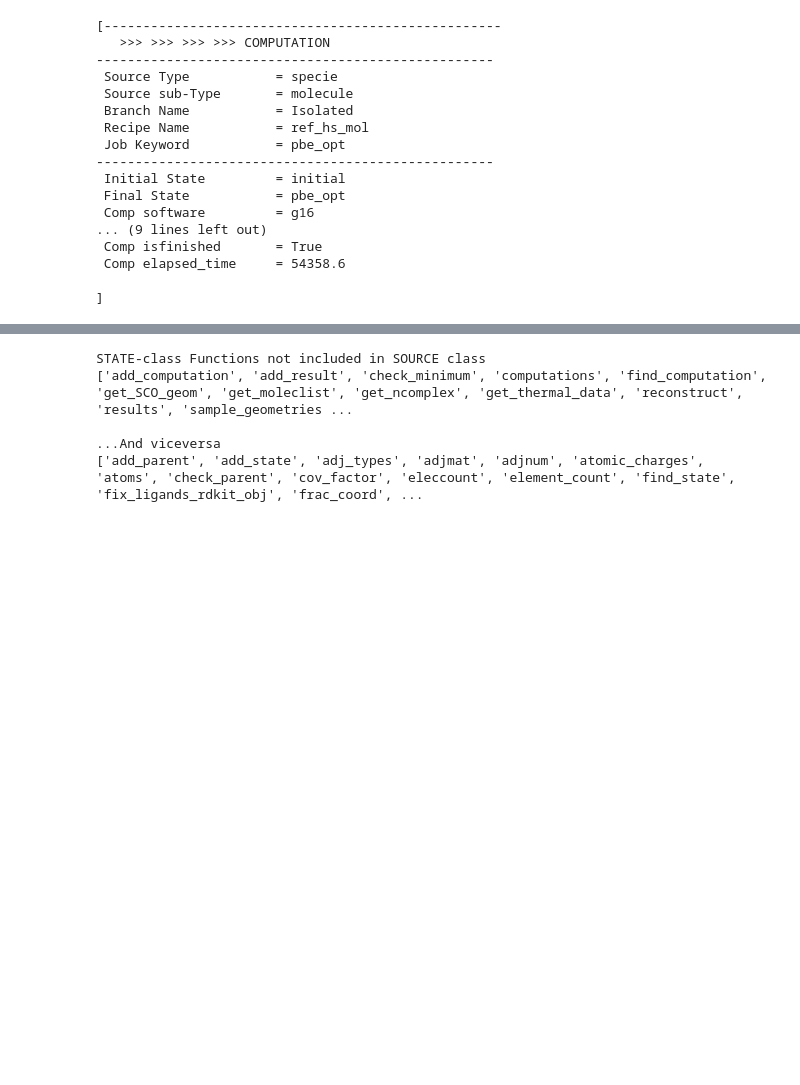
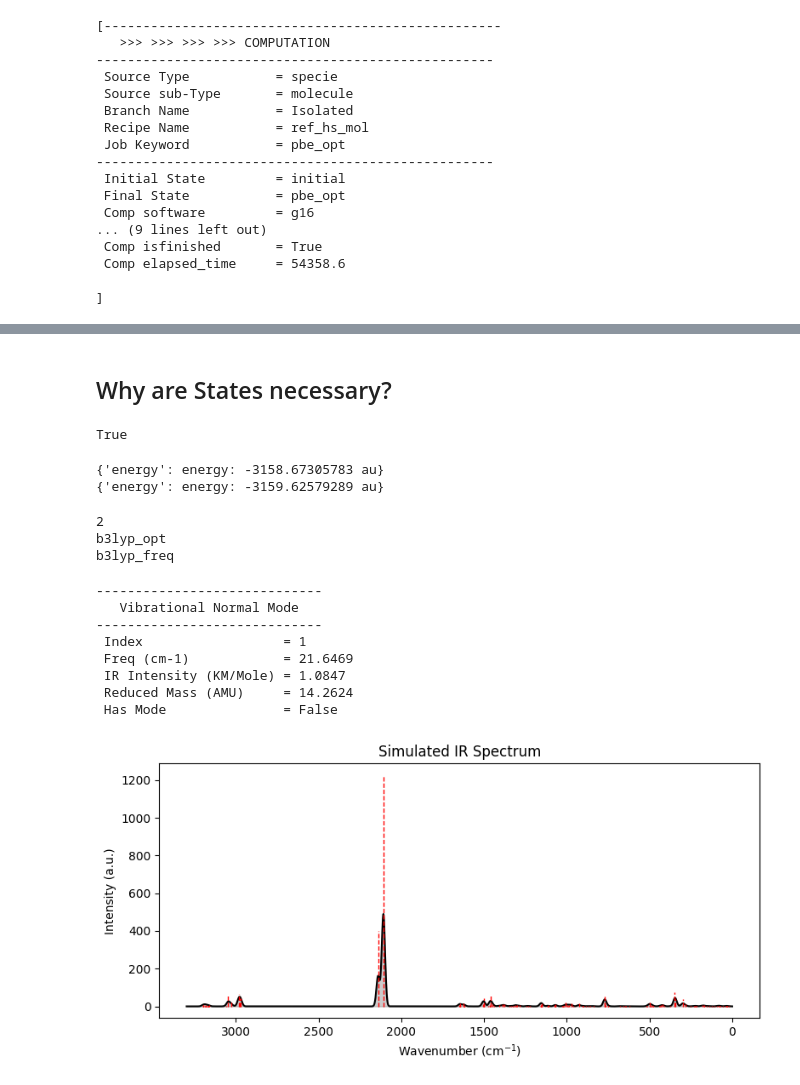
Before and after one commit to QTC-IQAC/Scope, a Jupyter notebook: tutorials/2-State_Class.ipynb, the cells around one changed output, grey strips where cells are left out. Saved outputs shown, nothing was run; the diff lists cells and outputs as text; code cells hidden in the pictures; blank space fills up the shorter version.

```diff
--- a/tutorials/2-State_Class.ipynb
+++ b/tutorials/2-State_Class.ipynb
@@ -202,13 +177,0 @@ for g in geoms:
-# %%
-## However, the functions associated with each class, are notably different.
-print("STATE-class Functions not included in SOURCE class")
-print([it for it in dir(initial_state) if it not in dir(source) and it[0] != '_'])
-print("")
-print("...And viceversa")
-print([it for it in dir(source) if it not in dir(initial_state) and it[0] != '_'])
-# %% [output]
-STATE-class Functions not included in SOURCE class
-['add_computation', 'add_result', 'check_minimum', 'computations', 'find_computation', 'get_SCO_geom', 'get_moleclist', 'get_ncomplex', 'get_thermal_data', 'reconstruct', 'results', 'sample_geometries ...
-
-...And viceversa
-['add_parent', 'add_state', 'adj_types', 'adjmat', 'adjnum', 'atomic_charges', 'atoms', 'check_parent', 'cov_factor', 'eleccount', 'element_count', 'find_state', 'fix_ligands_rdkit_obj', 'frac_coord', ...
@@ -214,0 +185,2 @@ STATE-class Functions not included in SOURCE class
+# %% [markdown]
+## Why are States necessary?
@@ -214,0 +189,52 @@ STATE-class Functions not included in SOURCE class
+# %%
+# (1) When a computation finishes, the final information may be different than the that of the source.
+# For instance, a geometry optimization might break a bond, so the initial molecule is no longer the same.
+
+# Thus, if the user wants to get the molecules out of a STATEs coordinates, they need to be re-computed:
+new_molec      = final_state.get_moleclist()[0]
+# Then, the user can operate with the molecule-class functions regularly
+
+## In most cases, they will be the same as the source
+original_molec = source
+## Species can be compared based on some compositional criteria (see specie class, function __eq__())
+print(original_molec == new_molec)
+# %% [output]
+True
+# %%
+# (2) Because it enables the user to store multiple results of the molecule (e.g. the energy, coordinates) of...
+# ... for instance, optimization jobs with different DFT functionals:
+found, b3lyp_state = source.find_state("b3lyp_opt")
+
+print(final_state.results) # final_state is the result of a pbe optimization
+print(b3lyp_state.results)
+# %% [output]
+{'energy': energy: -3158.67305783 au}
+{'energy': energy: -3159.62579289 au}
+# %%
+# The b3lyp state is completed after two computations...
+print(len(b3lyp_state.computations))
+
+# Associated with two different jobs, with keywords:
+for comp in b3lyp_state.computations:
+    print(comp._job.keyword)
+# %% [output]
+2
+b3lyp_opt
+b3lyp_freq
+# %%
+# The second one computes the vibrational normal modes, and stores them:
+print(b3lyp_state.VNMs[0])
+
+# And this is the resulting IR spectrum
+from Scope.Classes_QC import plot_ir_spectrum
+x, spec = plot_ir_spectrum(b3lyp_state.VNMs)
+# %% [output]
+-----------------------------
+   Vibrational Normal Mode
+-----------------------------
+ Index                  = 1
+ Freq (cm-1)            = 21.6469
+ IR Intensity (KM/Mole) = 1.0847
+ Reduced Mass (AMU)     = 14.2624
+ Has Mode               = False
+[figure, added]
```
Also changed, not shown: parts of 13 cells of this notebook, 7 other files.
